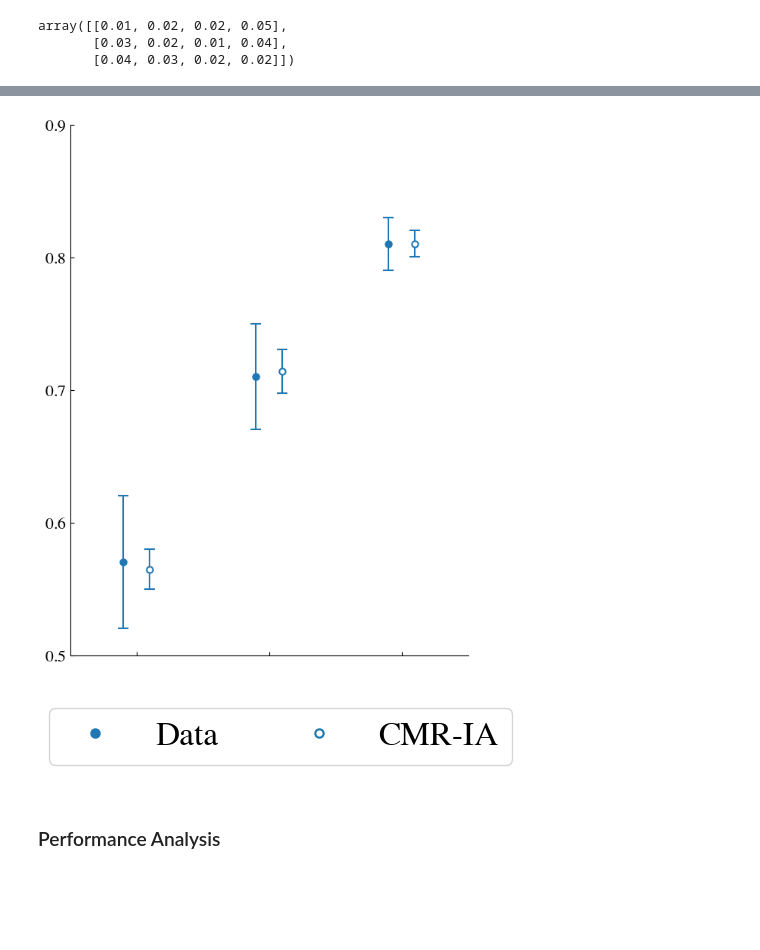
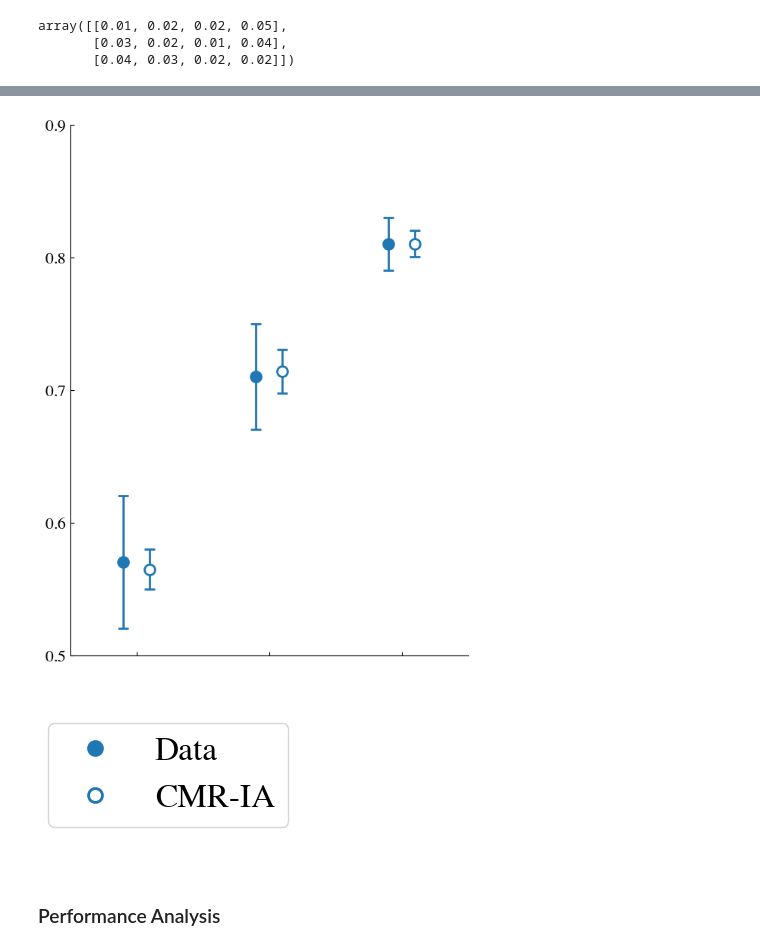
Before and after one commit to pennmem/CMR-IA, a Jupyter notebook: Analysis/simuS1_recog_cr/simuS1_main.ipynb, the cells around one changed output, grey strips where cells are left out. Cells and saved outputs as stored; diff of their text form; code cells hidden in the pictures; blank space fills up the shorter version.

```diff
--- a/Analysis/simuS1_recog_cr/simuS1_main.ipynb
+++ b/Analysis/simuS1_recog_cr/simuS1_main.ipynb
@@ -614,11 +614,11 @@ width = 0.1
 plot_params = {
     "color": "C0",
     "fmt": "o",
-    "markersize": 6,
-    "markeredgewidth": 1.5,
-    "elinewidth": 1.5,
+    "markersize": 10,
+    "markeredgewidth": 2,
+    "elinewidth": 2,
     "capsize": 5,
-    "capthick": 1.5,
+    "capthick": 2,
 }
 ax.errorbar(
     x=base_xs - width,
@@ -651,38 +651,38 @@ if SAVEFIG:
     plt.savefig("simuS1_fig/simuS1_q.pdf")
 plt.show()
 # %% [output]
-[figure, old version]
+[figure, new version]
 # %%
 from matplotlib.lines import Line2D
 
-fig2, ax2 = plt.subplots(figsize=(6, 1))
+fig2, ax2 = plt.subplots(figsize=(3, 2))
 ax2.axis("off")
 h_data = Line2D(
     [0],
     [0],
     color="C0",
     marker="o",
-    markersize=6,
-    markeredgewidth=1.5,
+    markersize=10,
+    markeredgewidth=2,
     linestyle="none",
     label="Data",
 )
 h_model = Line2D(
     [0],
     [0],
     color="C0",
     marker="o",
-    markersize=6,
-    markeredgewidth=1.5,
+    markersize=10,
+    markeredgewidth=2,
     markerfacecolor="white",
     linestyle="none",
     label="CMR-IA",
 )
-L = ax2.legend(handles=[h_data, h_model], loc="center", ncol=2, fontsize=24)
+L = ax2.legend(handles=[h_data, h_model], loc="center", ncol=1, fontsize=24)
 if SAVEFIG:
     plt.savefig("simuS1_fig/simuS1_legend.pdf")
 # %% [output]
-[figure, old version]
+[figure, new version]
 # %% [markdown]
 ### Performance Analysis
 # %%
```
Also changed, not shown: parts of 2 cells of this notebook, 4 other files.
